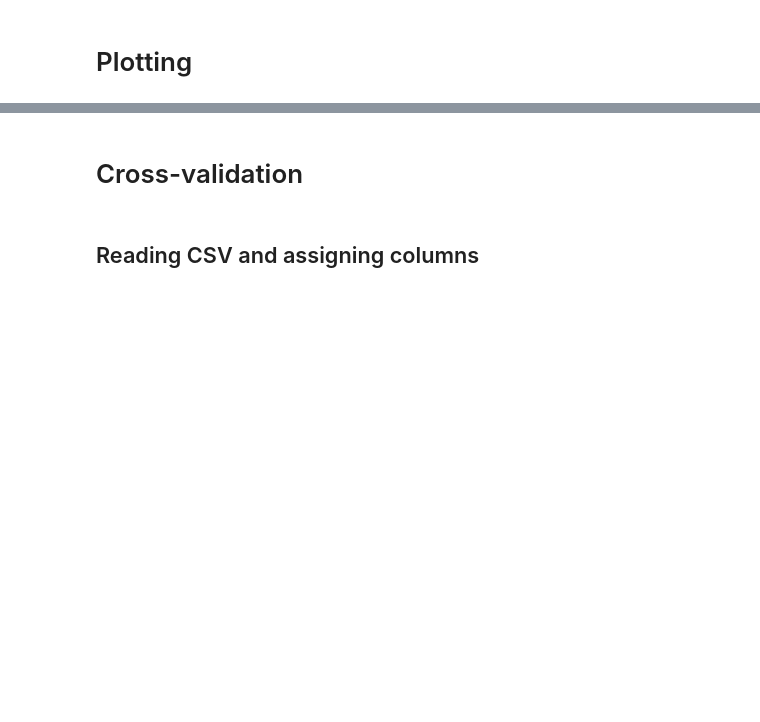
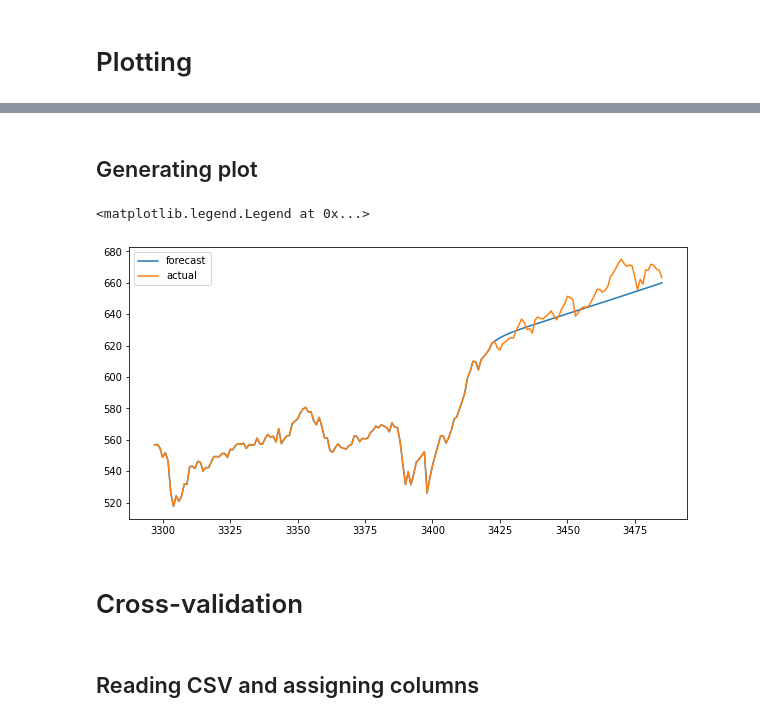
Before and after one commit to ulrikson/statistics-thesis, a Jupyter notebook: arch_evaluate.ipynb, the cells around one changed output, grey strips where cells are left out. Drawn from its saved outputs; the diff is of its cells as text; code cells hidden in the pictures; blank space fills up the shorter version.

```diff
--- a/arch_evaluate.ipynb
+++ b/arch_evaluate.ipynb
@@ -84,7 +24,36 @@ print(f'precision: {int(precision*100)}%, recall: {int(recall*100)}%, f-score: {
+# %%
+# Assigning all rows in train df (before forecast) to closing value
+# This is because this column cannot be empty (and we have no forecasts since it's training data)
+
+train_df = original_df[:-n_test].copy()
+train_df["forecast"] = train_df["Close"]
+# %%
+# Transforming logreturns back to price
+
+r_cross_df = pd.read_csv('data/r_cross_val.csv')
+price_forecasts = r_cross_df[:63]['forecast']
+# %%
+# Creating a separate dataframe only for forecasts
+
+forecast_df = pd.DataFrame(columns=["Exchange.Date", "Close", "logreturns", "forecast"])
+forecast_df["Close"] = original_df["Close"].values[-n_test : -n_test + n_seq]
+forecast_df["logreturns"] = original_df["logreturns"].values[-n_test : -n_test + n_seq]
+forecast_df["forecast"] = price_forecasts
+forecast_df["Exchange.Date"] = forecast_df.index.map(lambda x: date(2016, 8, 1) + timedelta(int(x)))
+
+forecast_df.index = forecast_df["Exchange.Date"]
+# %%
+# Merging train and forecast dataframe
+
+merged_df = train_df.append(forecast_df, ignore_index=True)
+# %% [markdown]
+## Generating plot
 # %%
-# Without confidence intercal
-plot_df = merged_df[-n_seq - n_seq*2 :]
-plt.figure(figsize=(12, 6))
-plt.plot(plot_df['forecast'], label="forecast")
-plt.plot(plot_df['Close'], label="actual")
+plot_df = merged_df[-n_seq - (n_seq * 2) :] # -n_seq controls how many to show before the forecast (blue) line
+plt.figure(figsize=(10, 5))
+plt.plot(plot_df["forecast"], label="forecast")
+plt.plot(plot_df["Close"], label="actual")
 plt.legend()
+# %% [output]
+<matplotlib.legend.Legend at 0x...>
+[figure, added]
```
Also changed, not shown: parts of 14 cells of this notebook, 2 other files.
